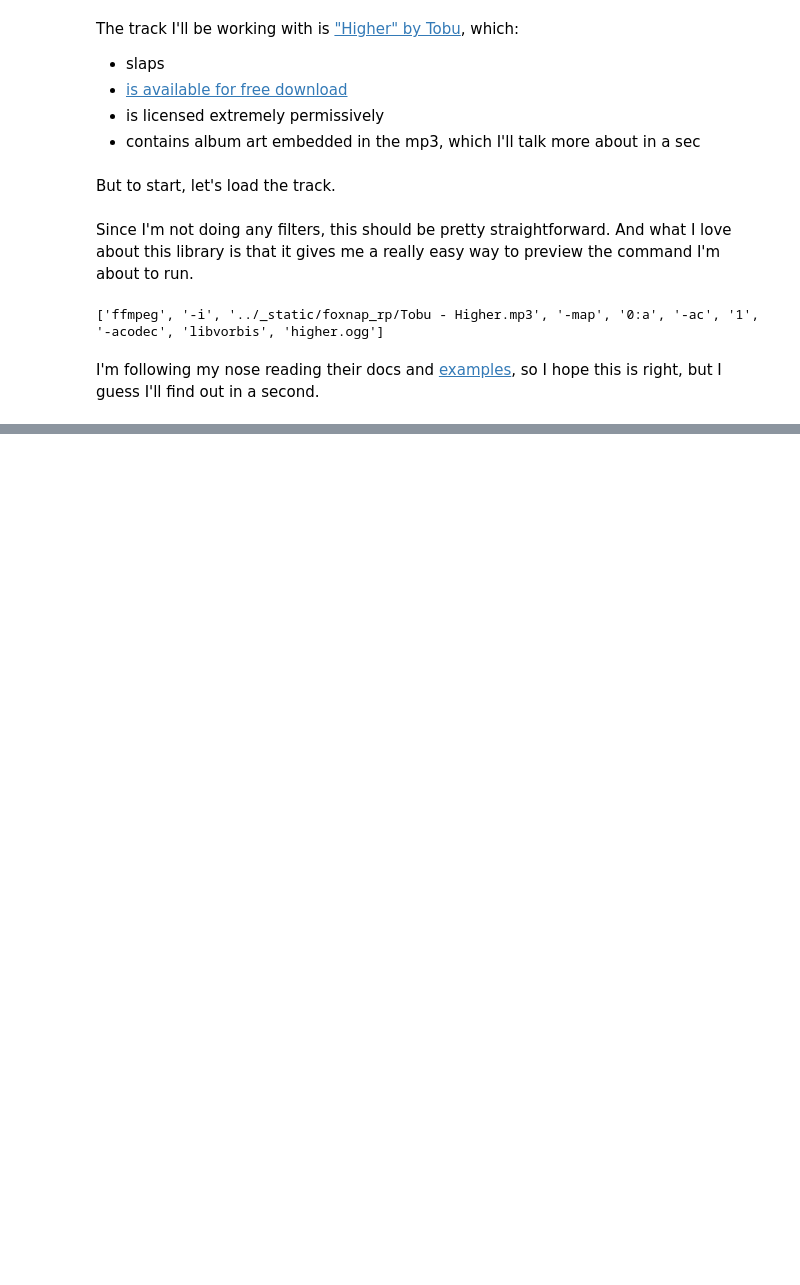
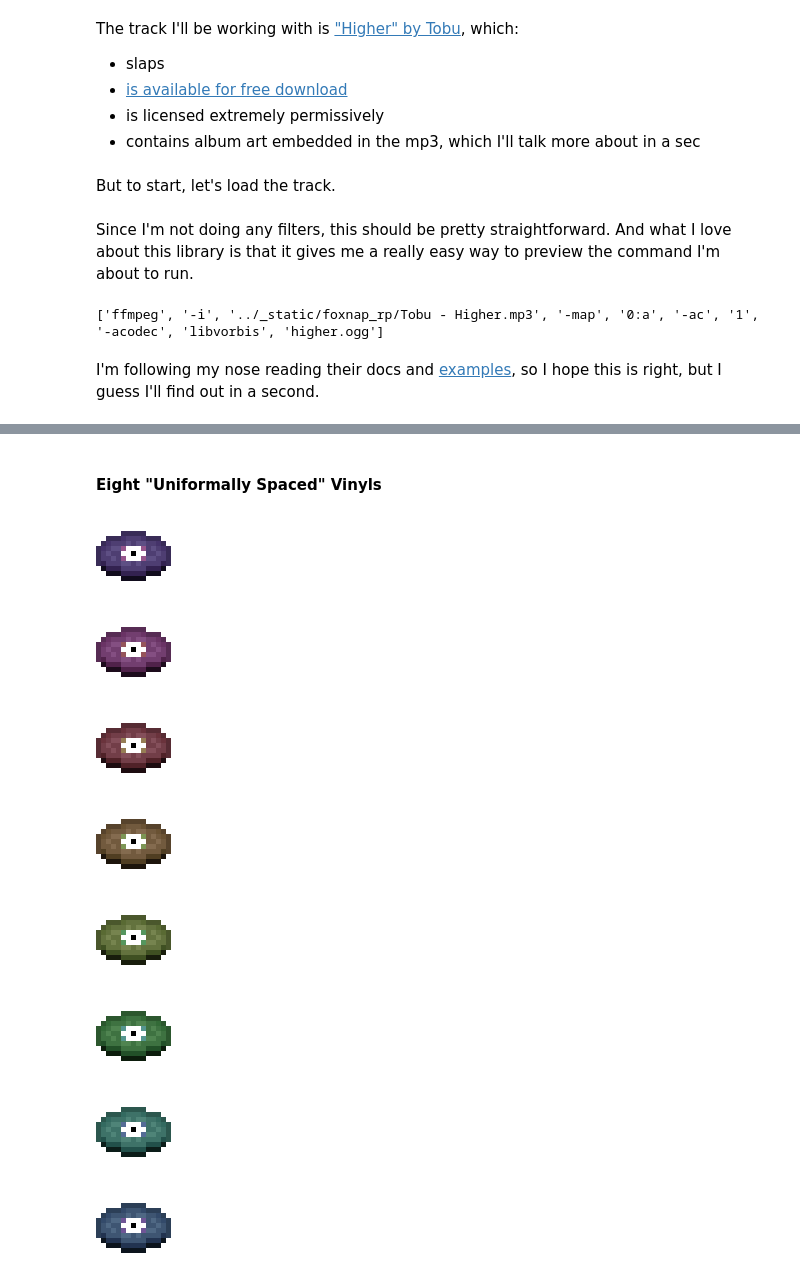
Before and after one commit to OpenBagTwo/AngerLocalBeehive, a Jupyter notebook: notebooks/FoxNap Resource Pack Prototyping.ipynb, the cells around one changed output, grey strips where cells are left out. Cells and saved outputs as stored; diff of their text form; code cells hidden in the pictures; blank space fills up the shorter version.

```diff
--- a/notebooks/FoxNap Resource Pack Prototyping.ipynb
+++ b/notebooks/FoxNap Resource Pack Prototyping.ipynb
@@ -151,0 +151,56 @@ Okay, well that's a dealbreaker then.
+# %%
+def create_colored_vinyl(
+    template: Image.Image | None = None, hue_shift: float | None = None
+) -> Image.Image:
+    """Create a colored vinyl template
+    (record texture with transparency for the center)
+
+    Parameters
+    ----------
+    template : Image, optional
+        The starting template image (RGBA format).
+        If None is provided, the template will be loaded from file.
+    hue_shift : float, optional
+        The degrees to shift the hue. If None is provided,
+        the hue will be shifted by a random value.
+
+    Returns
+    -------
+    Image
+        The RGBA image for a colored vinyl template
+    """
+    if template is None:
+        template = Image.open(assets_folder / "template_colored_vinyl.png")
+    if hue_shift is None:
+        hue_shift = 256.0 * random.random()
+
+    hsv = template.convert("HSV")
+
+    accesser = hsv.load()
+
+    for i in range(hsv.size[0]):
+        for j in range(hsv.size[1]):
+            h, s, v = accesser[i, j]
+            accesser[i, j] = (int(h + hue_shift) % 256, s, v)
+
+    new_template = hsv.convert("RGB")
+    new_template.putalpha(template.getchannel("A"))
+    return new_template
+# %% [markdown]
+#### Eight "Uniformally Spaced" Vinyls
+# %%
+for hue_shift in range(0, 256, 32):
+    display(
+        create_colored_vinyl(colored_vinyl_template, hue_shift=hue_shift).resize(
+            (80, 80), resample=0
+        )
+    )
+# %% [output]
+[figure, added]
+[figure, added]
+[figure, added]
+[figure, added]
+[figure, added]
+[figure, added]
+[figure, added]
+[figure, added]
```
Also changed, not shown: parts of 81 cells of this notebook, 5 other files.
